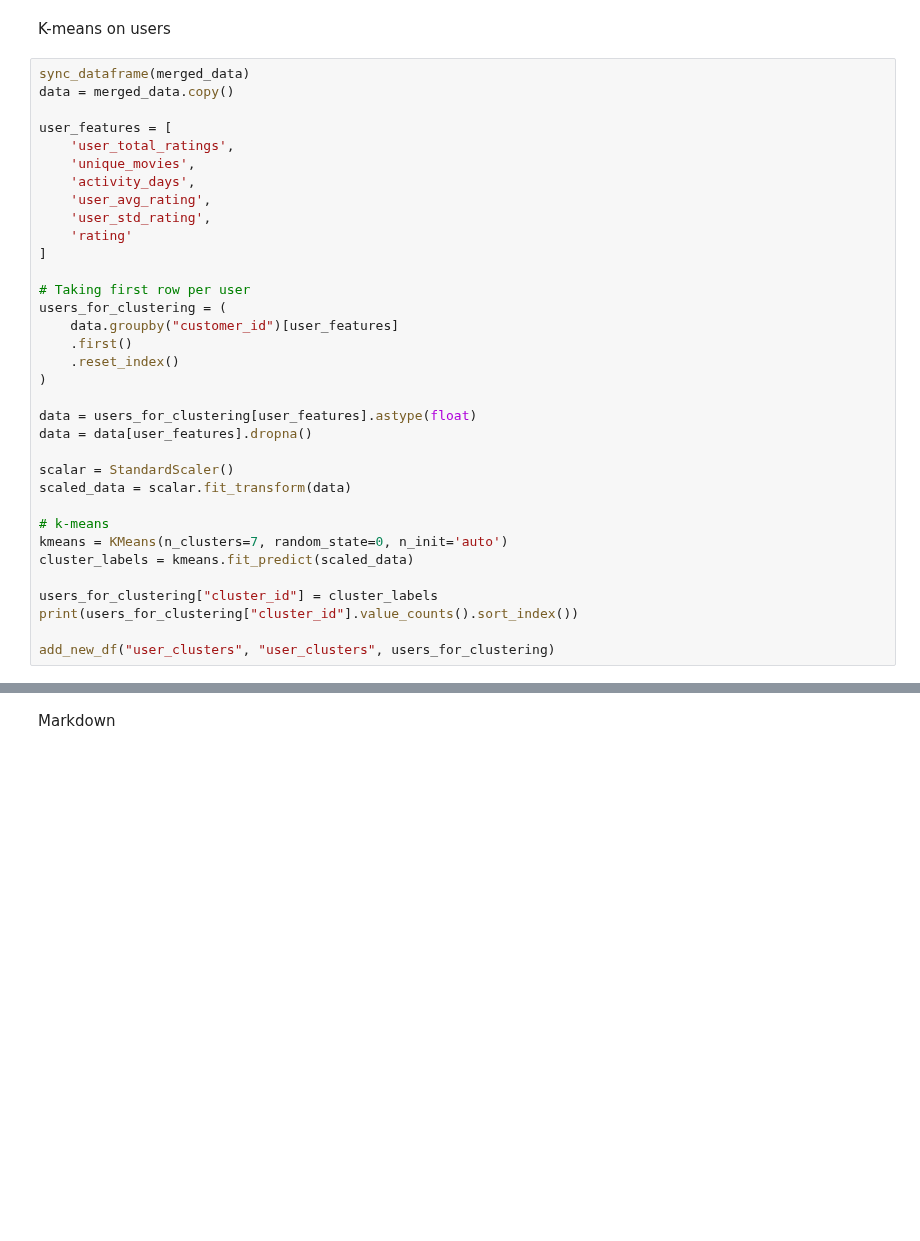
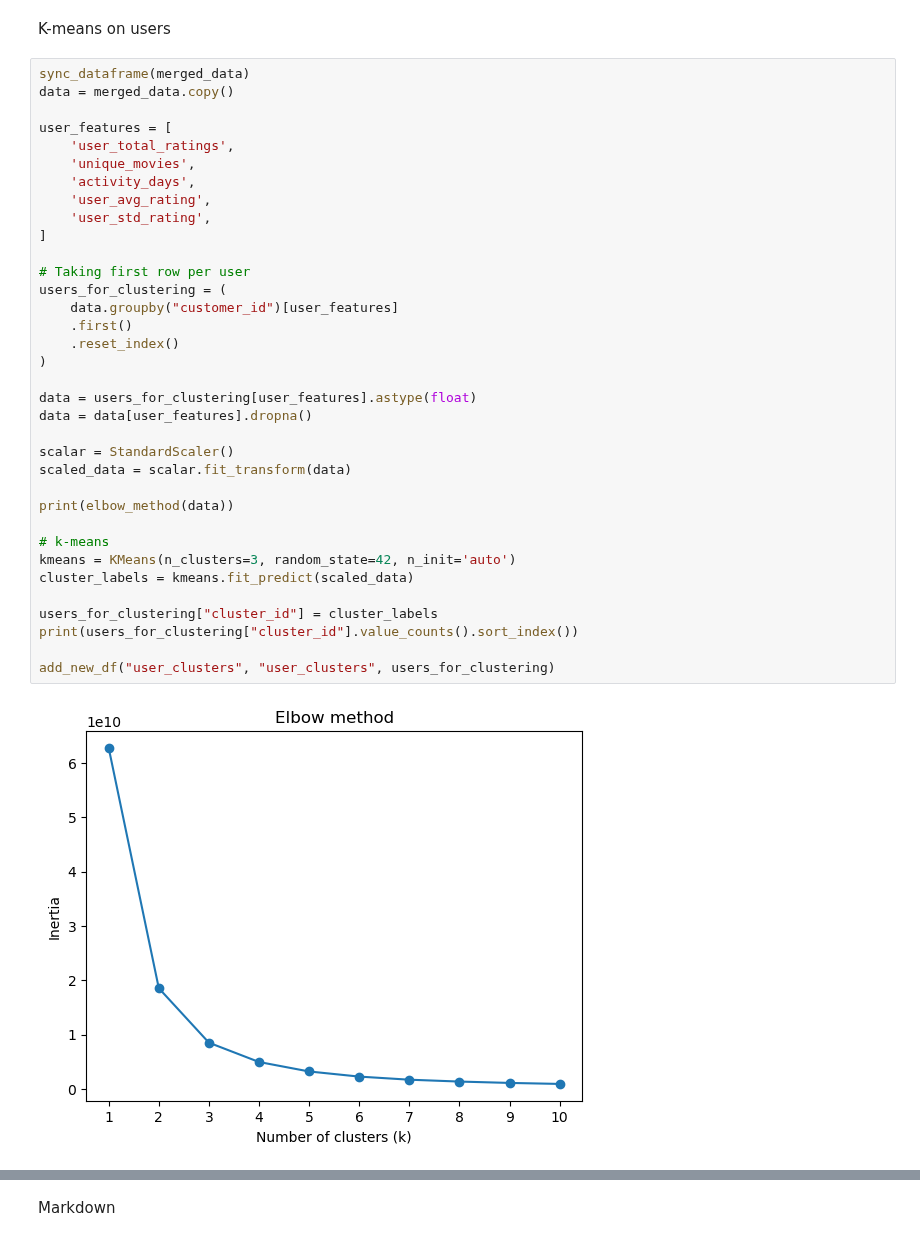
Before and after one commit to MookingSpooker/ROM_AD_Project_321481, a Jupyter notebook: main.ipynb, the cells around one changed output, grey strips where cells are left out. Drawn from its saved outputs; the diff is of its cells as text; blank space fills up the shorter version.

```diff
--- a/main.ipynb
+++ b/main.ipynb
@@ -1426,32 +1535,35 @@ sync_dataframe(merged_data)
 data = merged_data.copy()
 
 user_features = [
     'user_total_ratings',
     'unique_movies',
     'activity_days',
     'user_avg_rating',
     'user_std_rating',
-    'rating'
 ]
 
 # Taking first row per user
 users_for_clustering = (
     data.groupby("customer_id")[user_features]
     .first()
     .reset_index()
 )
 
 data = users_for_clustering[user_features].astype(float)
 data = data[user_features].dropna()
 
 scalar = StandardScaler()
 scaled_data = scalar.fit_transform(data)
 
+print(elbow_method(data))
+
 # k-means
-kmeans = KMeans(n_clusters=7, random_state=0, n_init='auto')
+kmeans = KMeans(n_clusters=3, random_state=42, n_init='auto')
 cluster_labels = kmeans.fit_predict(scaled_data)
 
 users_for_clustering["cluster_id"] = cluster_labels
 print(users_for_clustering["cluster_id"].value_counts().sort_index())
 
 add_new_df("user_clusters", "user_clusters", users_for_clustering)
+# %% [output]
+[figure, added]
```
Also changed, not shown: parts of 29 cells of this notebook.
